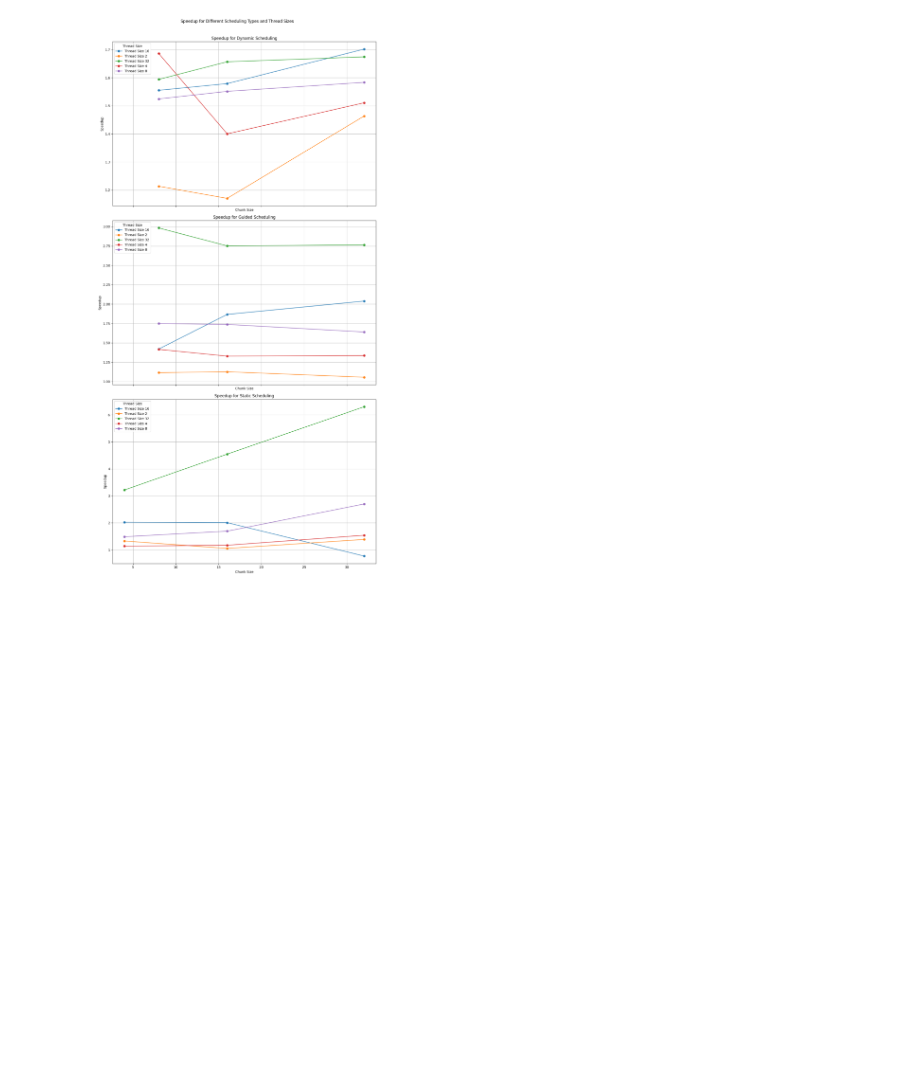
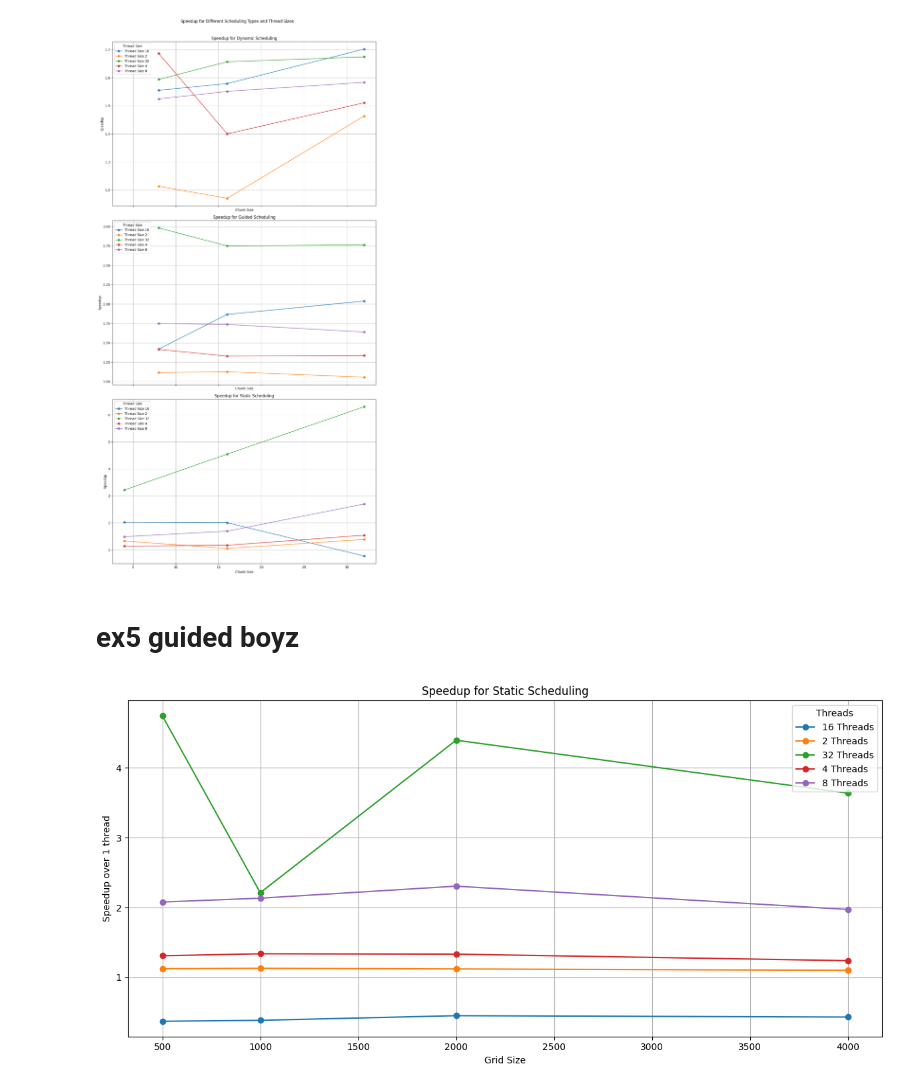
Before and after one commit to wiliam969/DD2356, a Jupyter notebook: Assignment-III/main.ipynb, the cells around one changed output. Saved outputs shown, nothing was run; the diff lists cells and outputs as text; code cells hidden in the pictures; blank space fills up the shorter version.

Commit message:
guided sizing

```diff
--- a/Assignment-III/main.ipynb
+++ b/Assignment-III/main.ipynb
@@ -261,3 +263,78 @@ plt.tight_layout(rect=[0, 0, 1, 0.97])
 plt.show()
 # %% [output]
 [figure]
+# %% [markdown]
+# ex5 guided boyz
+# %%
+import os
+import re
+import glob
+import numpy as np
+import matplotlib.pyplot as plt
+from collections import defaultdict
+
+# ——— static scheduling only ———
+# Build and verify base directory
+cwd = os.getcwd()
+base_directory = os.path.normpath(os.path.join(cwd, 'batch_output', 'ex_5_guided'))
+if not os.path.exists(base_directory):
+    raise FileNotFoundError(f"The directory {base_directory} does not exist.")
+
+# Patterns (fixed “static” in filename)
+filename_pattern = r"performance_data_static_(\d+)_(\d+)\.txt$"
+time_elapsed_pattern = r"Execution time with scheduling: ([\d.]+) seconds"
+
+# execution_times[thread_size][chunk_size] -> list of runs
+execution_times = defaultdict(lambda: defaultdict(list))
+
+# Gather and parse files
+files = sorted(glob.glob(os.path.join(base_directory, "performance_data_static_*.txt")))
+for path in files:
+    m = re.match(filename_pattern, os.path.basename(path))
+    if not m:
+        continue
+    thread_size, chunk_size = map(int, m.groups())
+    with open(path) as f:
+        content = f.read()
+    t = re.search(time_elapsed_pattern, content)
+    if t:
+        execution_times[thread_size][chunk_size].append(float(t.group(1)))
+
+# Compute average times
+average_times = {
+    threads: {chunk: np.mean(times)
+              for chunk, times in chunks.items()}
+    for threads, chunks in execution_times.items()
+}
+
+# Baseline (1-thread)
+if 1 not in average_times:
+    raise ValueError("No data for thread_size=1 (baseline).")
+baseline = average_times[1]
+
+# Compute speedup for threads >1
+speedup = {
+    threads: {
+        chunk: baseline[chunk] / avg_time
+        for chunk, avg_time in chunks.items()
+    }
+    for threads, chunks in average_times.items()
+    if threads != 1
+}
+
+# Plot
+fig, ax = plt.subplots(figsize=(12, 6))
+for threads, chunk_data in speedup.items():
+    grid_sizes, speedups = zip(*sorted(chunk_data.items()))
+    ax.plot(grid_sizes, speedups, marker='o', linestyle='-',
+            label=f'{threads} Threads')
+
+ax.set_title("Speedup for Static Scheduling")
+ax.set_xlabel("Grid Size")
+ax.set_ylabel("Speedup over 1 thread")
+ax.legend(title="Threads")
+ax.grid(True)
+plt.tight_layout()
+plt.show()
+# %% [output]
+[figure, added]
```
Also changed, not shown: parts of 1 cell of this notebook, 1 other file.
